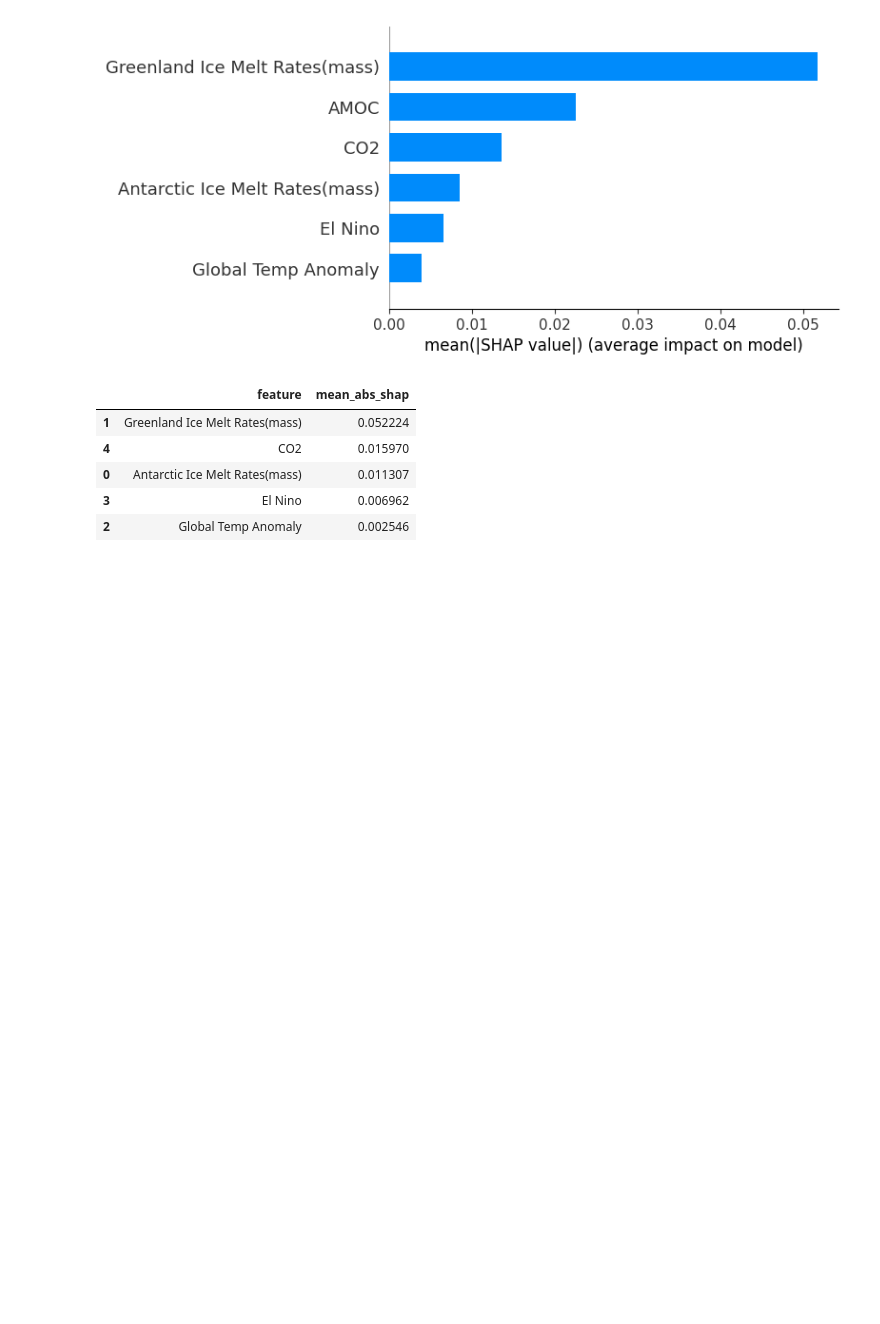
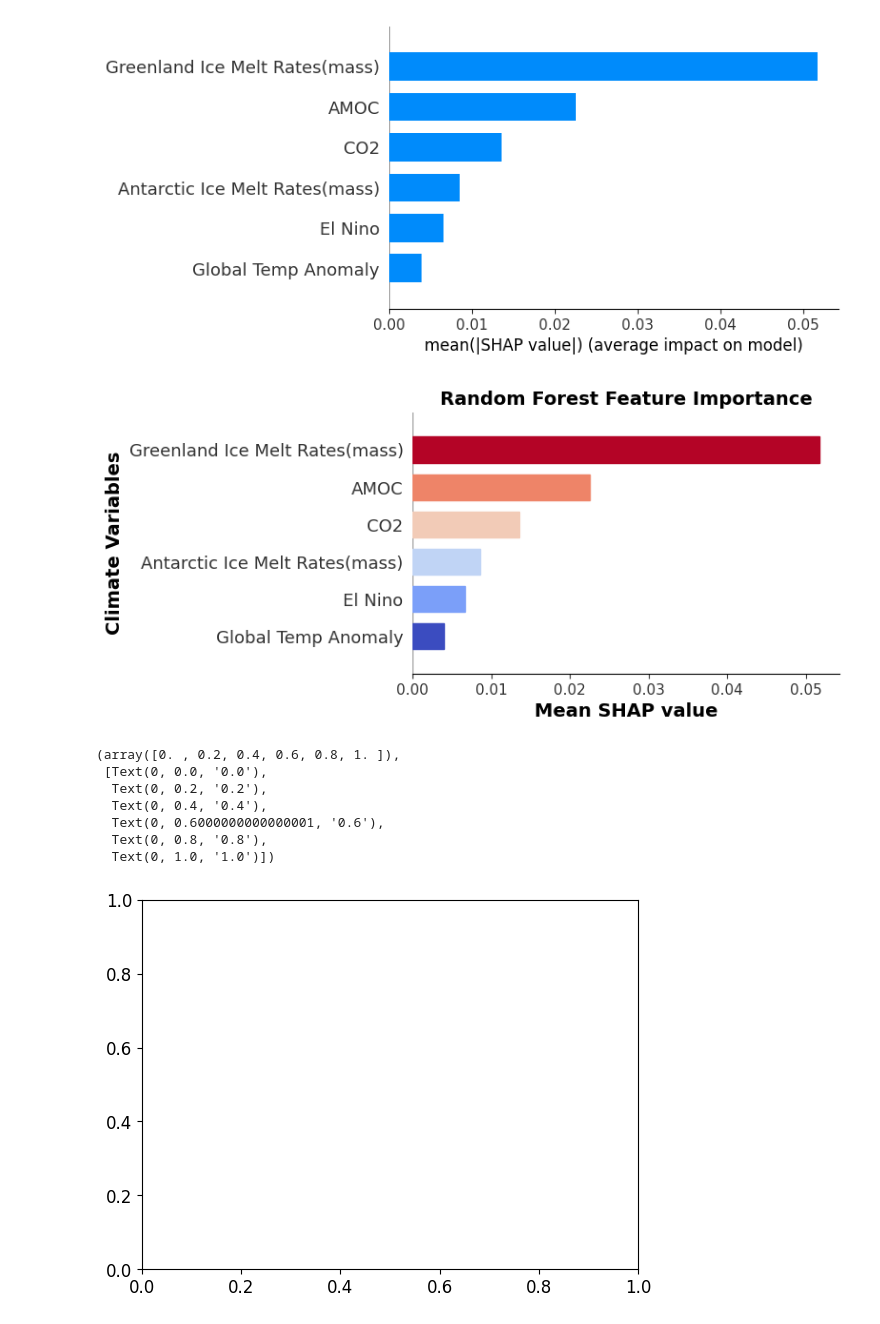
Before and after one commit to ellenyifang2011/sea_level, a Jupyter notebook: src/replot2.ipynb, the cells around one changed output. Saved outputs shown, nothing was run; the diff lists cells and outputs as text; code cells hidden in the pictures; blank space fills up the shorter version.

```diff
--- a/src/replot2.ipynb
+++ b/src/replot2.ipynb
@@ -307,20 +249,46 @@ plt.show()
 #shap.plots.waterfall(sv)
 # %% [output]
 [figure]
-# %%
-import pandas as pd
-
-mean_abs_shap = np.abs(shap_values).mean(axis=0)
-shap_importance = pd.DataFrame({
-    "feature": X_test_shap.columns,
-    "mean_abs_shap": mean_abs_shap
-}).sort_values("mean_abs_shap", ascending=False)
-
-shap_importance
-# %% [output]
-|  | feature | mean_abs_shap |
-| 1 | Greenland Ice Melt Rates(mass) | 0.052224 |
-| 4 | CO2 | 0.015970 |
-| 0 | Antarctic Ice Melt Rates(mass) | 0.011307 |
-| 3 | El Nino | 0.006962 |
-| 2 | Global Temp Anomaly | 0.002546 |
+# %%
+import pandas as pd
+import matplotlib.pyplot as plt
+top_n=6
+
+plt.figure(figsize=(10, 6))  # make figure wider
+
+shap.summary_plot(
+    shap_values,
+    X_test_shap,
+    plot_type="bar",
+    show=False,
+)
+
+# Get bars and recolor them
+bars = plt.gca().patches
+
+colors = plt.cm.coolwarm(np.linspace(0, 1, top_n))
+
+for bar, color in zip(bars, colors):
+    bar.set_color(color)
+
+plt.xlabel("Mean SHAP value", fontsize=14, fontweight='bold')
+plt.ylabel("Climate Variables", fontsize=14, fontweight='bold')
+plt.title("Random Forest Feature Importance", fontsize=14, fontweight='bold')
+
+plt.tight_layout()
+plt.subplots_adjust(bottom=0.2)  # add space for long x-axis label
+plt.show()
+
+# Optional: control tick label size
+plt.xticks(fontsize=12)
+plt.yticks(fontsize=12)
+# %% [output]
+[figure, added]
+(array([0. , 0.2, 0.4, 0.6, 0.8, 1. ]),
+ [Text(0, 0.0, '0.0'),
+  Text(0, 0.2, '0.2'),
+  Text(0, 0.4, '0.4'),
+  Text(0, 0.6000000000000001, '0.6'),
+  Text(0, 0.8, '0.8'),
+  Text(0, 1.0, '1.0')])
+[figure, added]
```
Also changed, not shown: parts of 3 cells of this notebook.
